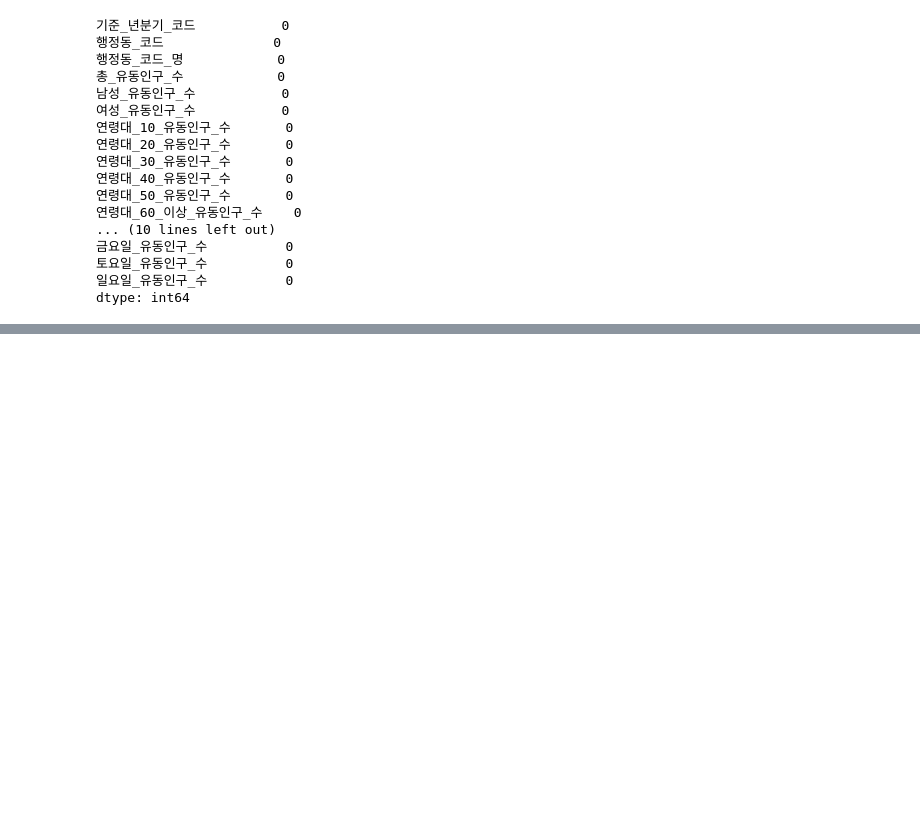
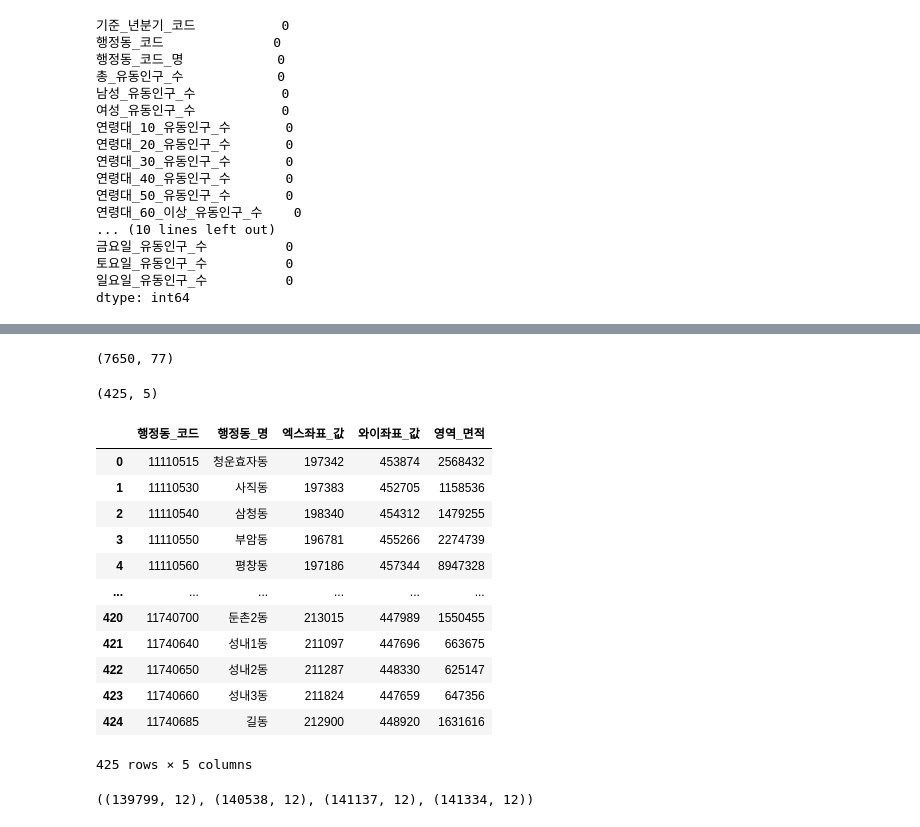
Before and after one commit to KT-AIvle-4th-Big-Project-Team2/SAI, a Jupyter notebook: Modeling/data cleansing_행정동.ipynb, the cells around one changed output, grey strips where cells are left out. Saved outputs shown, nothing was run; the diff lists cells and outputs as text; code cells hidden in the pictures; blank space fills up the shorter version.

```diff
--- a/Modeling/data cleansing_행정동.ipynb
+++ b/Modeling/data cleansing_행정동.ipynb
@@ -246,0 +249,2 @@ dtype: int64
+# %%
+pd.set_option('display.max_rows', 30)
@@ -246,0 +399,4 @@ dtype: int64
+# %%
+df_temp.shape
+# %% [output]
+(7650, 77)
@@ -246,0 +410,20 @@ dtype: int64
+# %%
+df_영역.shape
+# %% [output]
+(425, 5)
+# %%
+df_영역
+# %% [output]
+|  | 행정동_코드 | 행정동_명 | 엑스좌표_값 | 와이좌표_값 | 영역_면적 |
+| 0 | 11110515 | 청운효자동 | 197342 | 453874 | 2568432 |
+| 1 | 11110530 | 사직동 | 197383 | 452705 | 1158536 |
+| 2 | 11110540 | 삼청동 | 198340 | 454312 | 1479255 |
+| 3 | 11110550 | 부암동 | 196781 | 455266 | 2274739 |
+| 4 | 11110560 | 평창동 | 197186 | 457344 | 8947328 |
+| ... | ... | ... | ... | ... | ... |
+| 420 | 11740700 | 둔촌2동 | 213015 | 447989 | 1550455 |
+| 421 | 11740640 | 성내1동 | 211097 | 447696 | 663675 |
+| 422 | 11740650 | 성내2동 | 211287 | 448330 | 625147 |
+| 423 | 11740660 | 성내3동 | 211824 | 447659 | 647356 |
+| 424 | 11740685 | 길동 | 212900 | 448920 | 1631616 |
+425 rows × 5 columns
@@ -246,0 +437,4 @@ dtype: int64
+# %%
+e.shape,f.shape,g.shape,h.shape
+# %% [output]
+((139799, 12), (140538, 12), (141137, 12), (141334, 12))
```
Also changed, not shown: parts of 41 cells of this notebook.
